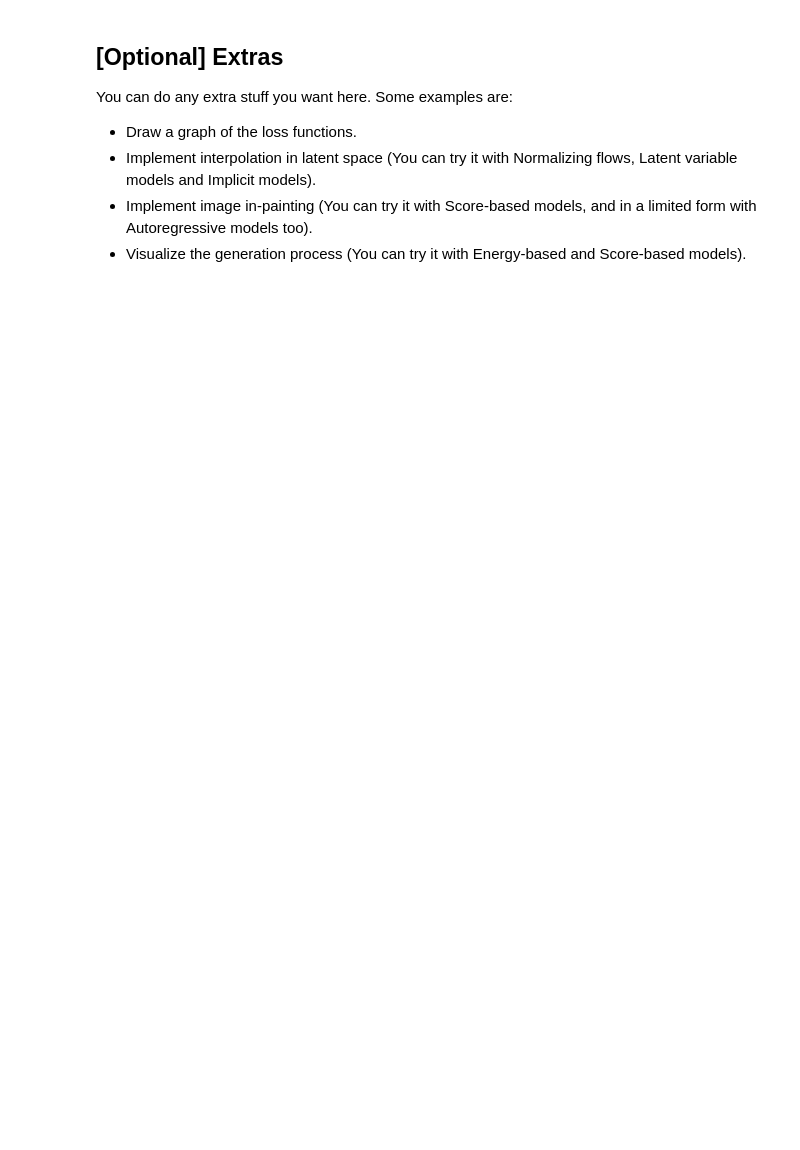
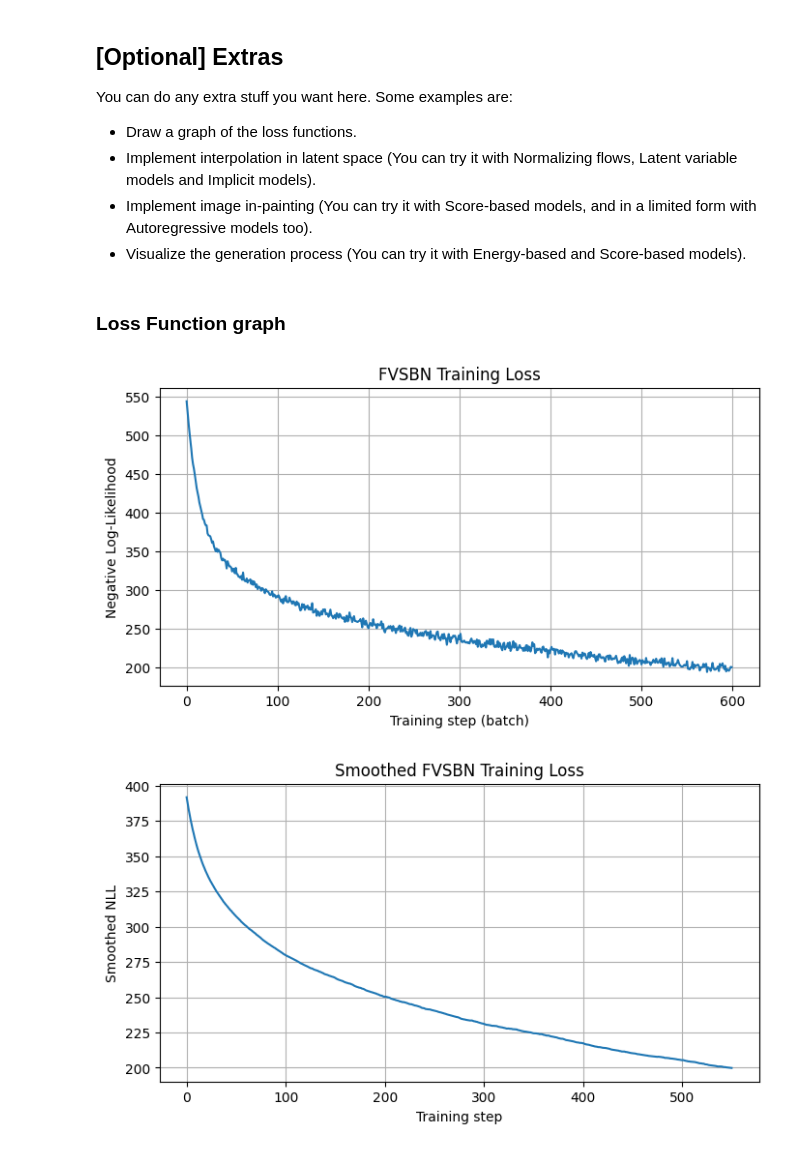
Before and after one commit to Khalidmamdou7/CMP637-assignments, a Jupyter notebook: Notebooks/MNIST-autoregressive-models.ipynb, the cells around one changed output. Cells and saved outputs as stored; diff of their text form; code cells hidden in the pictures; blank space fills up the shorter version.

```diff
--- a/Notebooks/MNIST-autoregressive-models.ipynb
+++ b/Notebooks/MNIST-autoregressive-models.ipynb
@@ -202,7 +370,13 @@ def fvsbn_loss(logits, x):
 ## Define Hyperparameters
 # %%
 # TODO: Define the hyperparameters here.
+batch_size = 100
+learning_rate = 1e-3
+num_epochs = 1
 # %% [markdown]
 ## Instantiate models and optimizers
 # %%
 # TODO: Instantiate the models and optimizers here.
+print(device)
+model = FVSBN(l = 28, w = 28).to(device)
+optimizer = torch.optim.Adam(model.parameters(), lr=learning_rate)
@@ -245,8 +456,13 @@ NameError: name 'num_epochs' is not defined
 # - y: A tensor of shape [Batch Size] and type int64 and resides on the CPU memory
 # Return: A tensor of shape [Batch Size, 1, Height, Width] and type float32
 def generate(y: torch.Tensor) -> torch.Tensor:
-  batch_size = y.shape[0]
-  return torch.zeros((batch_size, 1, 28, 28), dtype=torch.float32)
+    model.eval()
+    with torch.no_grad():
+        batch_size = y.shape[0]
+        samples = model.sample(batch_size, device=device)
+        samples = samples.view(batch_size, 1, 28, 28)
+        return samples
+#   return torch.zeros((batch_size, 1, 28, 28), dtype=torch.float32)
 # %% [markdown]
 ## Generate some images and display them
 # %%
@@ -262,3 +480,32 @@ You can do any extra stuff you want here. Some examples are:
 * Implement interpolation in latent space (You can try it with Normalizing flows, Latent variable models and Implicit models).
 * Implement image in-painting (You can try it with Score-based models, and in a limited form with Autoregressive models too).
 * Visualize the generation process (You can try it with Energy-based and Score-based models).
+# %% [markdown]
+### Loss Function graph
+# %%
+import matplotlib.pyplot as plt
+
+plt.figure(figsize=(8, 4))
+plt.plot(train_losses)
+plt.xlabel("Training step (batch)")
+plt.ylabel("Negative Log-Likelihood")
+plt.title("FVSBN Training Loss")
+plt.grid(True)
+plt.show()
+
+
+import numpy as np
+
+def moving_average(x, window=50):
+    return np.convolve(x, np.ones(window)/window, mode="valid")
+
+plt.figure(figsize=(8, 4))
+plt.plot(moving_average(train_losses, 50))
+plt.xlabel("Training step")
+plt.ylabel("Smoothed NLL")
+plt.title("Smoothed FVSBN Training Loss")
+plt.grid(True)
+plt.show()
+# %% [output]
+[figure, added]
+[figure, added]
```
Also changed, not shown: parts of 8 cells of this notebook.
